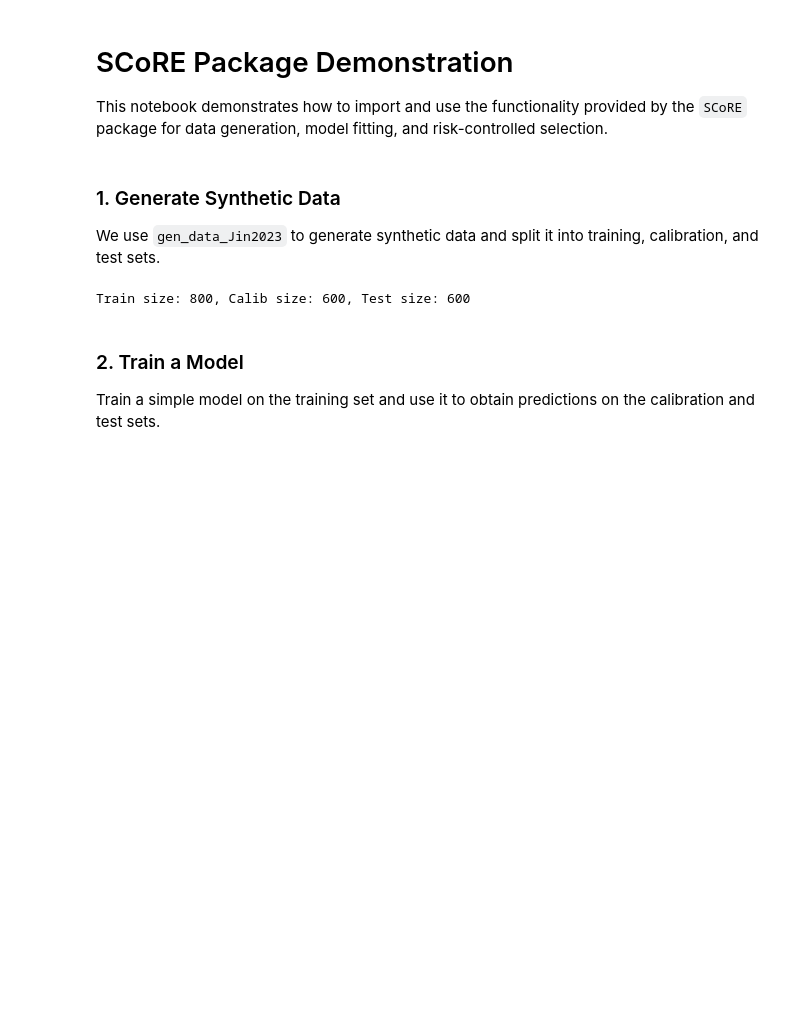
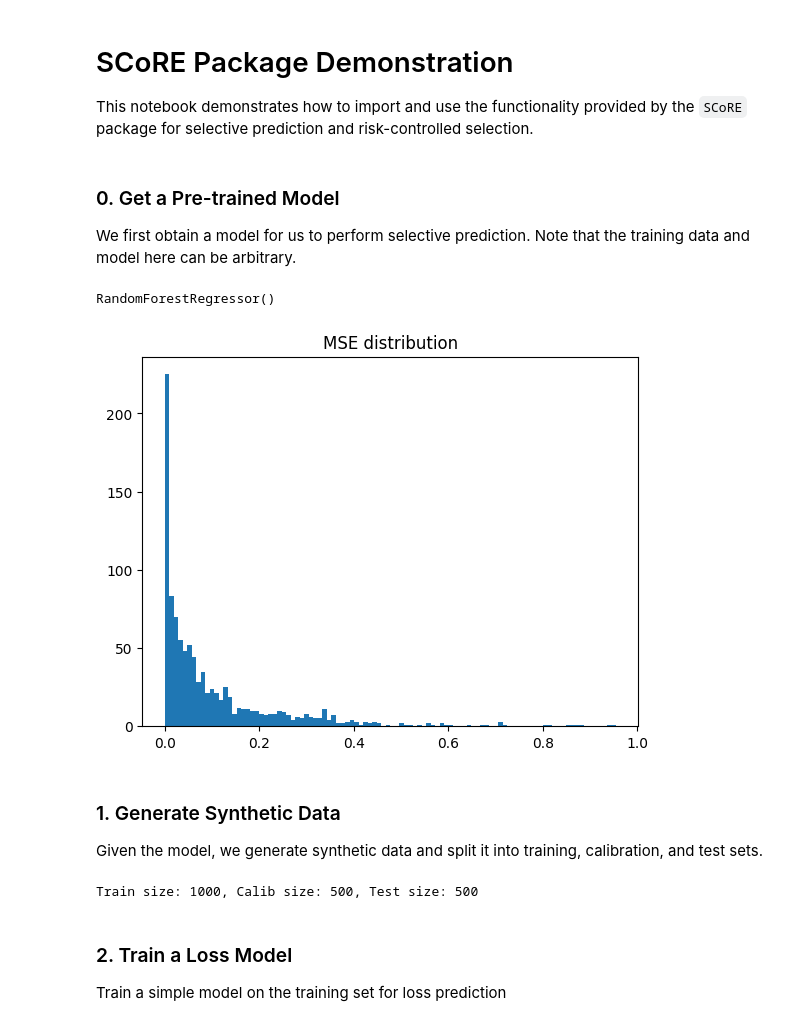
Before and after one commit to Tian-Bai/SCoRE, a Jupyter notebook: demo.ipynb, the cells around one changed output. Drawn from its saved outputs; the diff is of its cells as text; code cells hidden in the pictures; blank space fills up the shorter version.

```diff
--- a/demo.ipynb
+++ b/demo.ipynb
@@ -1,6 +1,6 @@
 # %% [markdown]
 # SCoRE Package Demonstration
-This notebook demonstrates how to import and use the functionality provided by the `SCoRE` package for data generation, model fitting, and risk-controlled selection.
+This notebook demonstrates how to import and use the functionality provided by the `SCoRE` package for selective prediction and risk-controlled selection.
 # %%
 import numpy as np
 import pandas as pd
@@ -12,19 +15,38 @@ from SCoRE import SCoRE_MDR, eval_MDR
+# %% [markdown]
+### 0. Get a Pre-trained Model
+We first obtain a model for us to perform selective prediction. Note that the training data and model here can be arbitrary.
+# %%
+setting = 1 # data generation
+sig = 0.1
+dim = 20
+clip_const = 2
+# %%
+Xprep, _, _, Yprep = gen_data_2(setting=setting, n=1000, sig=sig, dim=dim)
+f = RandomForestRegressor()
+f.fit(Xprep, Yprep)
+# %% [output]
+RandomForestRegressor()
+# %%
+Xval, _, _, Yval= gen_data_2(setting=setting, n=1000, sig=sig, dim=dim)
+MSE = loss_2(Yval, f, Xval, clip_const) # clipped and standardized MSE
+plt.hist(MSE, bins=100)
+plt.title('MSE distribution')
+plt.show()
+# %% [output]
+[figure, added]
 # %% [markdown]
 ### 1. Generate Synthetic Data
-We use `gen_data_Jin2023` to generate synthetic data and split it into training, calibration, and test sets.
+Given the model, we generate synthetic data and split it into training, calibration, and test sets.
 # %%
-# Setup data parameters
 n_samples = 2000
-sig = 1.0
-dim = 20
 
 # Generate data
-X, mu_x, eps, Y = gen_data_Jin2023(setting=1, n=n_samples, sig=sig, dim=dim)
+X, _, _, Y = gen_data_2(setting=1, n=n_samples, sig=sig, dim=dim)
 
 # Split datasets
-X_train, X_temp, Y_train, Y_temp = train_test_split(X, Y, test_size=0.6, random_state=42)
-X_calib, X_test, Y_calib, Y_test = train_test_split(X_temp, Y_temp, test_size=0.5, random_state=42)
+Xtrain, Xtemp, Ytrain, Ytemp = train_test_split(X, Y, test_size=0.5, random_state=42)
+Xcalib, Xtest, Ycalib, Ytest = train_test_split(Xtemp, Ytemp, test_size=0.5, random_state=42)
 
-print(f"Train size: {len(X_train)}, Calib size: {len(X_calib)}, Test size: {len(X_test)}")
+print(f"Train size: {len(Xtrain)}, Calib size: {len(Xcalib)}, Test size: {len(Xtest)}")
 # %% [output]
-Train size: 800, Calib size: 600, Test size: 600
+Train size: 1000, Calib size: 500, Test size: 500
@@ -31,3 +57,3 @@ Train size: 800, Calib size: 600, Test size: 600
 # %% [markdown]
-### 2. Train a Model
-Train a simple model on the training set and use it to obtain predictions on the calibration and test sets.
+### 2. Train a Loss Model
+Train a simple model on the training set for loss prediction
```
Also changed, not shown: parts of 16 cells of this notebook, 1 other file.
